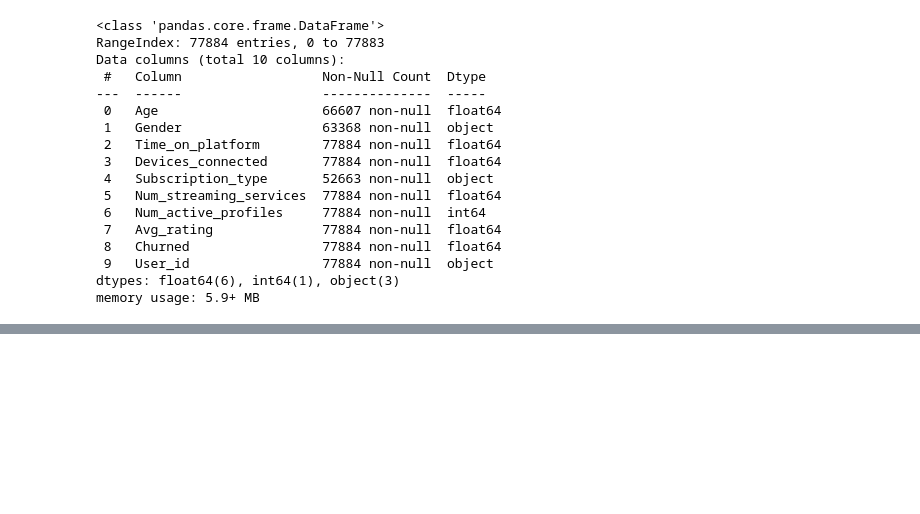
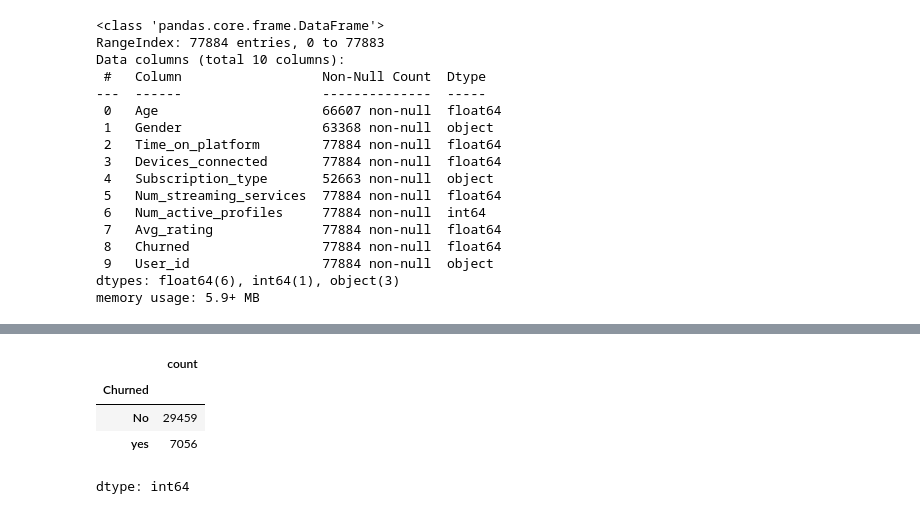
Before and after one commit to DajeanArcila/DajeanArcila, a Jupyter notebook: Churn_clasificação.ipynb, the cells around one changed output, grey strips where cells are left out. Saved outputs shown, nothing was run; the diff lists cells and outputs as text; code cells hidden in the pictures; blank space fills up the shorter version.

```diff
--- a/Churn_clasificação.ipynb
+++ b/Churn_clasificação.ipynb
@@ -141,2 +148,11 @@ dtype: int64
+# %%
+# Eliminar nulos por columna individualmente y observar el efecto en los datos
+#df = df.dropna(subset=['Gender'])
+#df = df.dropna(subset=['Subscription_type'])
+#df = df.dropna(subset=['Age'])
+df.dropna(inplace=True)
+# %%
+# Convertir todas las columnas float a int
+df = df.astype({'Time_on_platform': 'int', 'Devices_connected': 'int','Num_streaming_services':'int','Avg_rating':'int','Age':'int','Churned':'int'})
 # %%
-df=df['Churned'].replace({'Yes':1,'No':0})
+df['Churned'] = df['Churned'].replace({0: 'No', 1: 'yes'})
@@ -164,0 +179,8 @@ dtype: float64
+# %%
+df['Churned'].value_counts()
+# %% [output]
+|  | count |
+| Churned |  |
+| No | 29459 |
+| yes | 7056 |
+dtype: int64
```
Also changed, not shown: parts of 7 cells of this notebook.
